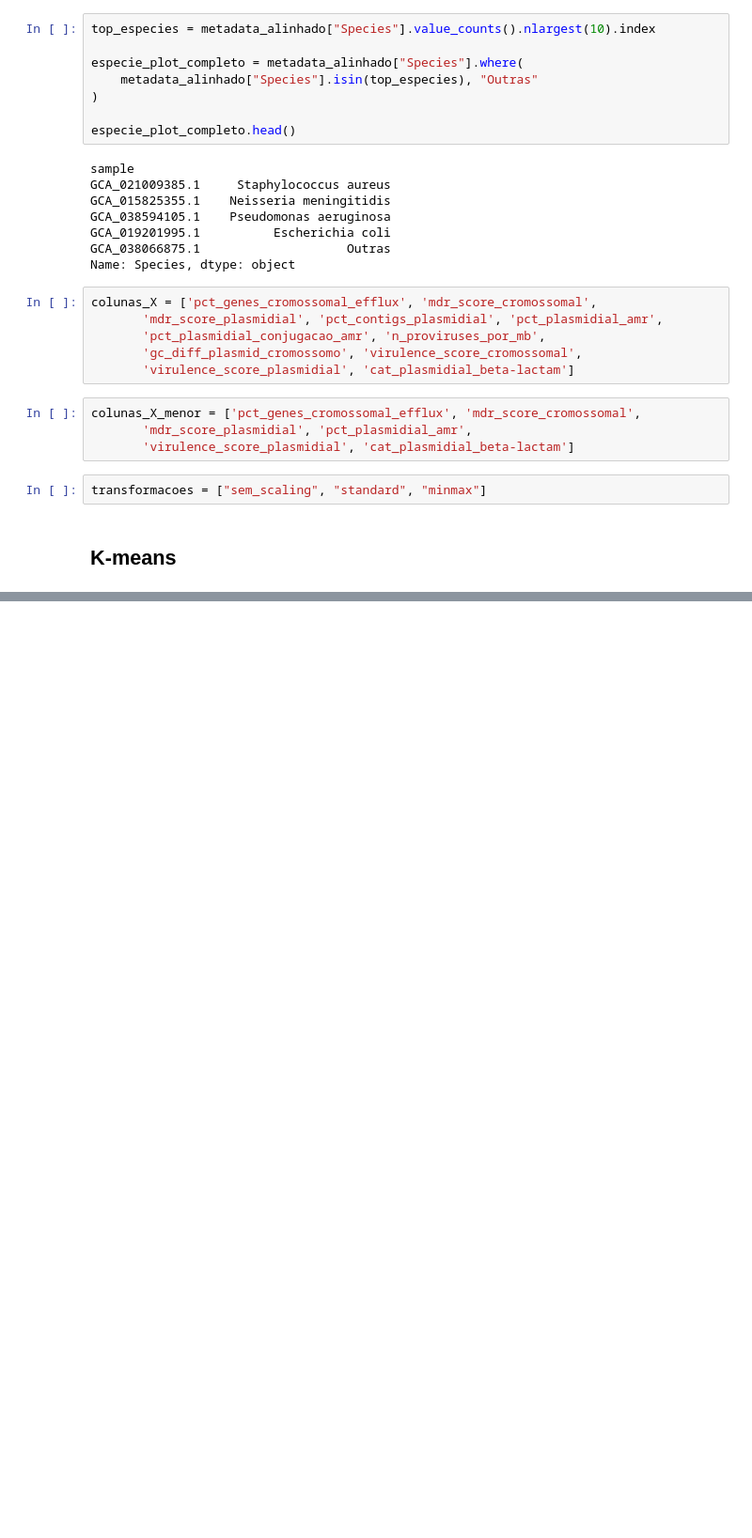
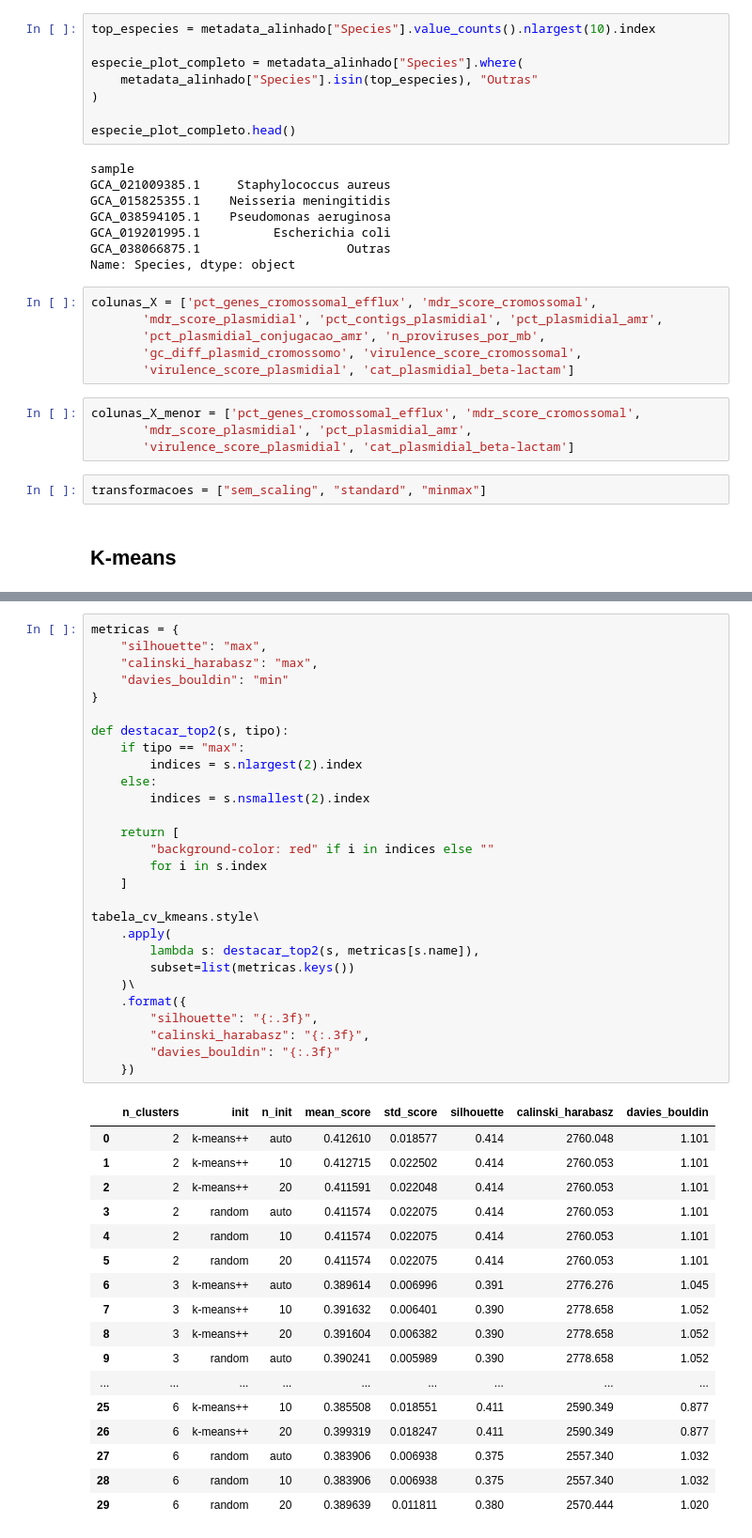
Before and after one commit to Rodrigo-Lusa/ml_isolados_brasileiros, a Jupyter notebook: notebooks/07_clustering_v2.ipynb, the cells around one changed output, grey strips where cells are left out. Shown at 94% size. Cells and saved outputs as stored; diff of their text form; blank space fills up the shorter version.

```diff
--- a/notebooks/07_clustering_v2.ipynb
+++ b/notebooks/07_clustering_v2.ipynb
@@ -126 +116,47 @@ tabela_cv_kmeans
+# %%
+metricas = {
+    "silhouette": "max",
+    "calinski_harabasz": "max",
+    "davies_bouldin": "min"
+}
+
+def destacar_top2(s, tipo):
+    if tipo == "max":
+        indices = s.nlargest(2).index
+    else:
+        indices = s.nsmallest(2).index
+
+    return [
+        "background-color: red" if i in indices else ""
+        for i in s.index
+    ]
+
+tabela_cv_kmeans.style\
+    .apply(
+        lambda s: destacar_top2(s, metricas[s.name]),
+        subset=list(metricas.keys())
+    )\
+    .format({
+        "silhouette": "{:.3f}",
+        "calinski_harabasz": "{:.3f}",
+        "davies_bouldin": "{:.3f}"
+    })
+# %% [output]
+|  | n_clusters | init | n_init | mean_score | std_score | silhouette | calinski_harabasz | davies_bouldin |
+| 0 | 2 | k-means++ | auto | 0.412610 | 0.018577 | 0.414 | 2760.048 | 1.101 |
+| 1 | 2 | k-means++ | 10 | 0.412715 | 0.022502 | 0.414 | 2760.053 | 1.101 |
+| 2 | 2 | k-means++ | 20 | 0.411591 | 0.022048 | 0.414 | 2760.053 | 1.101 |
+| 3 | 2 | random | auto | 0.411574 | 0.022075 | 0.414 | 2760.053 | 1.101 |
+| 4 | 2 | random | 10 | 0.411574 | 0.022075 | 0.414 | 2760.053 | 1.101 |
+| 5 | 2 | random | 20 | 0.411574 | 0.022075 | 0.414 | 2760.053 | 1.101 |
+| 6 | 3 | k-means++ | auto | 0.389614 | 0.006996 | 0.391 | 2776.276 | 1.045 |
+| 7 | 3 | k-means++ | 10 | 0.391632 | 0.006401 | 0.390 | 2778.658 | 1.052 |
+| 8 | 3 | k-means++ | 20 | 0.391604 | 0.006382 | 0.390 | 2778.658 | 1.052 |
+| 9 | 3 | random | auto | 0.390241 | 0.005989 | 0.390 | 2778.658 | 1.052 |
+| ... | ... | ... | ... | ... | ... | ... | ... | ... |
+| 25 | 6 | k-means++ | 10 | 0.385508 | 0.018551 | 0.411 | 2590.349 | 0.877 |
+| 26 | 6 | k-means++ | 20 | 0.399319 | 0.018247 | 0.411 | 2590.349 | 0.877 |
+| 27 | 6 | random | auto | 0.383906 | 0.006938 | 0.375 | 2557.340 | 1.032 |
+| 28 | 6 | random | 10 | 0.383906 | 0.006938 | 0.375 | 2557.340 | 1.032 |
+| 29 | 6 | random | 20 | 0.389639 | 0.011811 | 0.380 | 2570.444 | 1.020 |
 # %%
```
Also changed, not shown: parts of 16 cells of this notebook, 6 other files.
